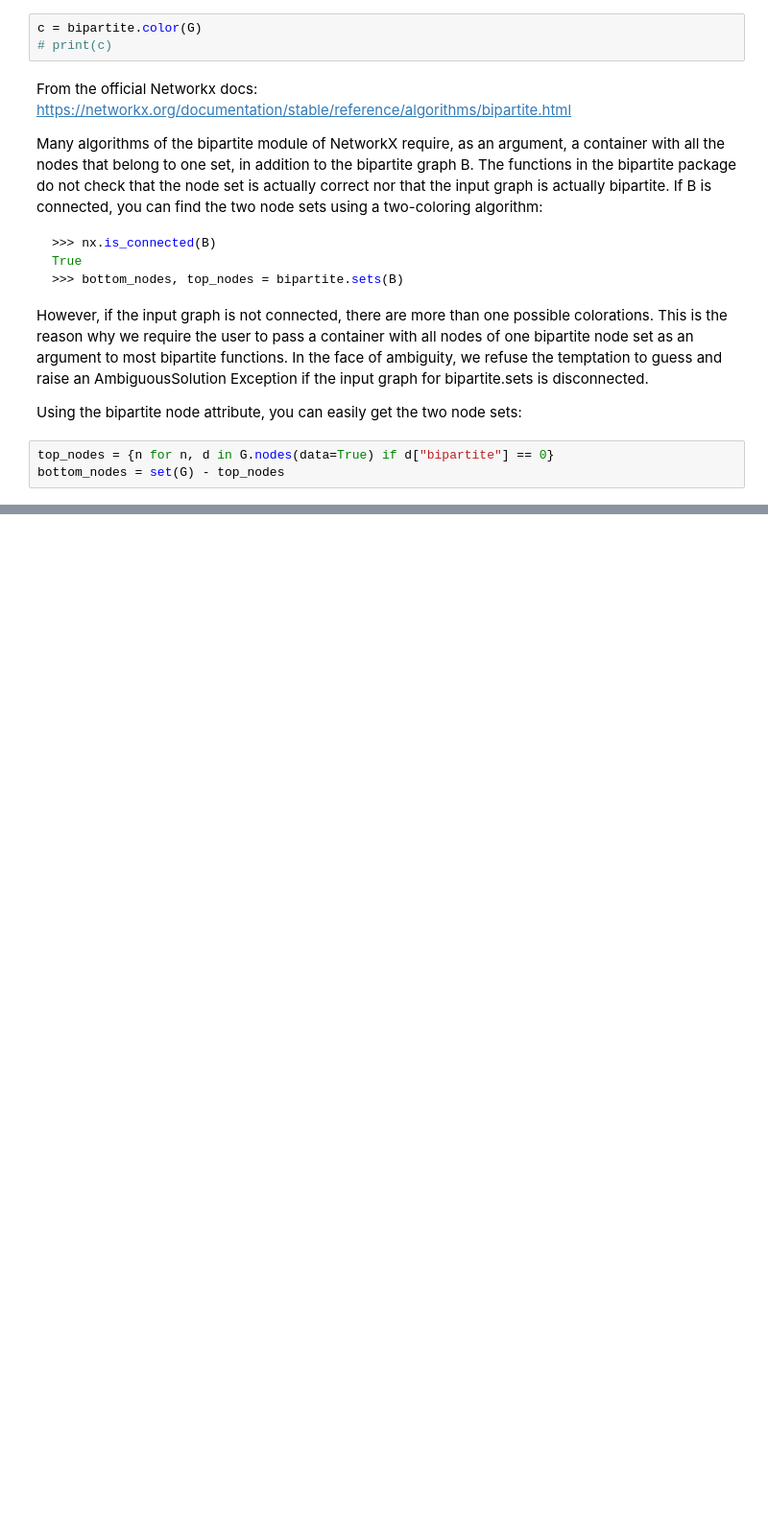
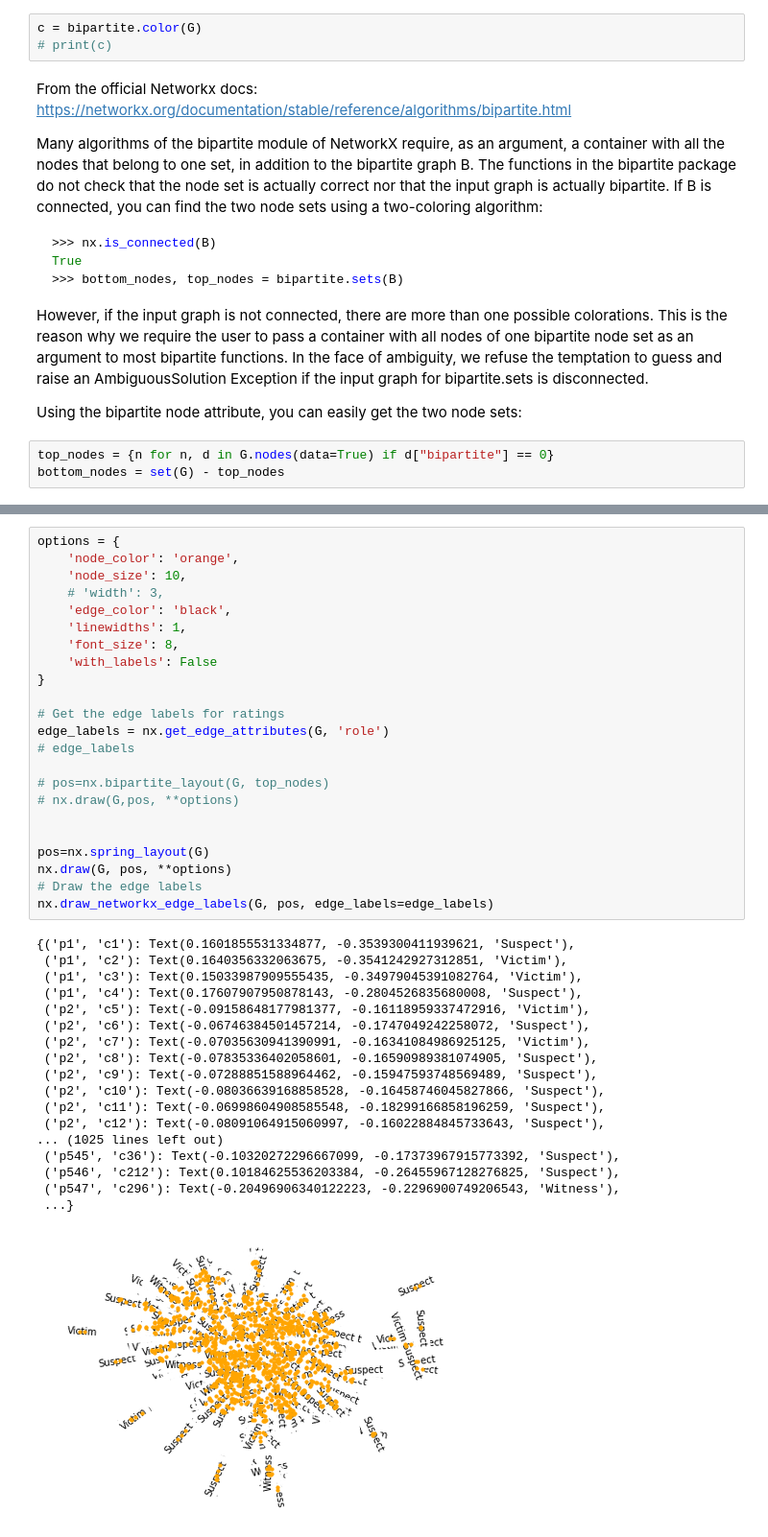
Before and after one commit to dmdequin/CrimeNetworkAnalysis, a Jupyter notebook: Notebooks/sabrina.ipynb, the cells around one changed output, grey strips where cells are left out. Shown at 96% size. Saved outputs shown, nothing was run; the diff lists cells and outputs as text; blank space fills up the shorter version.

```diff
--- a/Notebooks/sabrina.ipynb
+++ b/Notebooks/sabrina.ipynb
@@ -125,2 +179,44 @@ bottom_nodes = set(G) - top_nodes
+# %%
+options = {
+    'node_color': 'orange',
+    'node_size': 10,
+    # 'width': 3,
+    'edge_color': 'black',
+    'linewidths': 1,
+    'font_size': 8,
+    'with_labels': False
+}
+
+# Get the edge labels for ratings
+edge_labels = nx.get_edge_attributes(G, 'role')
+# edge_labels
+
+# pos=nx.bipartite_layout(G, top_nodes)
+# nx.draw(G,pos, **options)
+
+
+pos=nx.spring_layout(G)
+nx.draw(G, pos, **options)
+# Draw the edge labels
+nx.draw_networkx_edge_labels(G, pos, edge_labels=edge_labels)
+# %% [output]
+{('p1', 'c1'): Text(0.1601855531334877, -0.3539300411939621, 'Suspect'),
+ ('p1', 'c2'): Text(0.1640356332063675, -0.3541242927312851, 'Victim'),
+ ('p1', 'c3'): Text(0.15033987909555435, -0.34979045391082764, 'Victim'),
+ ('p1', 'c4'): Text(0.17607907950878143, -0.2804526835680008, 'Suspect'),
+ ('p2', 'c5'): Text(-0.09158648177981377, -0.16118959337472916, 'Victim'),
+ ('p2', 'c6'): Text(-0.06746384501457214, -0.1747049242258072, 'Suspect'),
+ ('p2', 'c7'): Text(-0.07035630941390991, -0.16341084986925125, 'Victim'),
+ ('p2', 'c8'): Text(-0.07835336402058601, -0.16590989381074905, 'Suspect'),
+ ('p2', 'c9'): Text(-0.07288851588964462, -0.15947593748569489, 'Suspect'),
+ ('p2', 'c10'): Text(-0.08036639168858528, -0.16458746045827866, 'Suspect'),
+ ('p2', 'c11'): Text(-0.06998604908585548, -0.18299166858196259, 'Suspect'),
+ ('p2', 'c12'): Text(-0.08091064915060997, -0.16022884845733643, 'Suspect'),
+... (1025 lines left out)
+ ('p545', 'c36'): Text(-0.10320272296667099, -0.17373967915773392, 'Suspect'),
+ ('p546', 'c212'): Text(0.10184625536203384, -0.26455967128276825, 'Suspect'),
+ ('p547', 'c296'): Text(-0.20496906340122223, -0.2296900749206543, 'Witness'),
+ ...}
+[figure, added]
 # %%
 bipartite.density(G, bottom_nodes)
```
Also changed, not shown: parts of 11 cells of this notebook.
